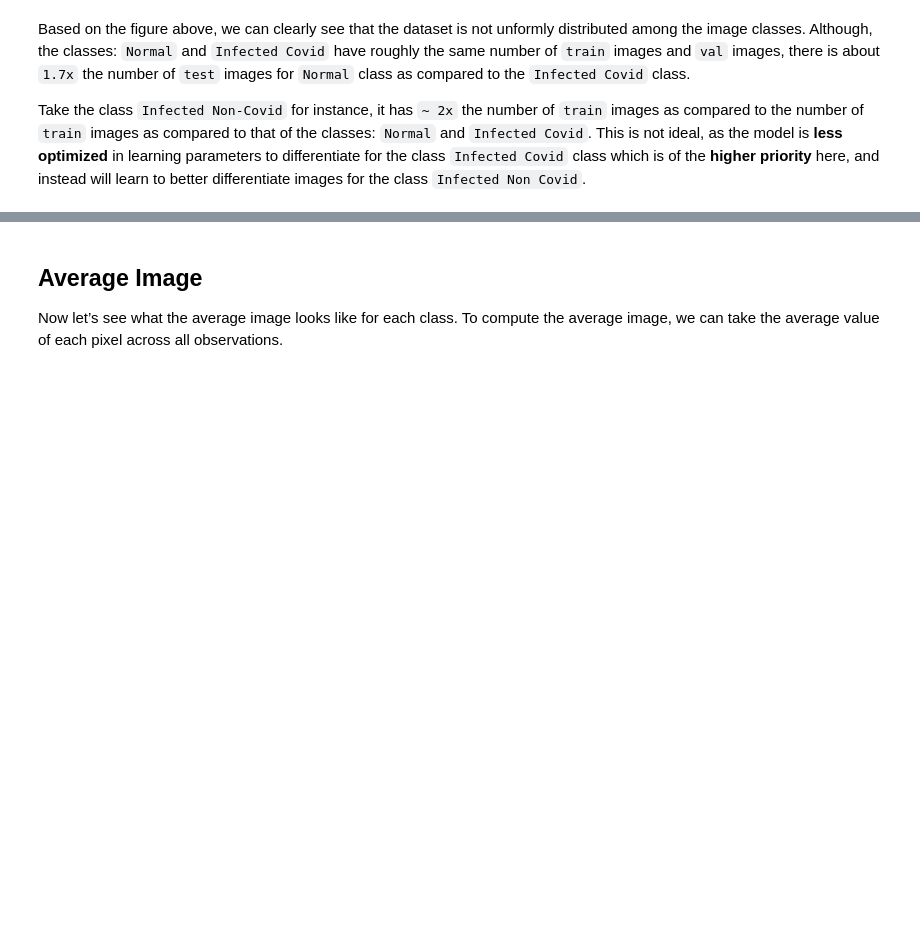
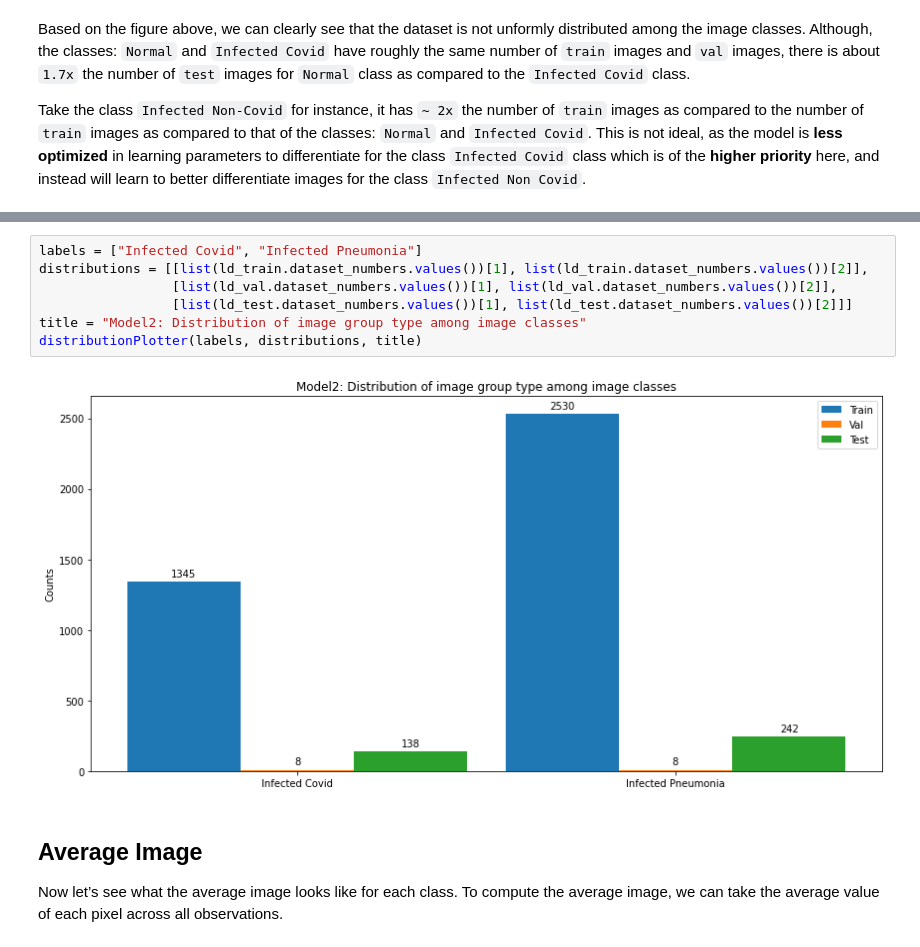
Before and after one commit to Etzernal/dlproj, a Jupyter notebook: SmallProjectSubmission.ipynb, the cells around one changed output, grey strips where cells are left out. Drawn from its saved outputs; the diff is of its cells as text; blank space fills up the shorter version.

```diff
--- a/SmallProjectSubmission.ipynb
+++ b/SmallProjectSubmission.ipynb
@@ -172,3 +215,12 @@ Take the class `Infected Non-Covid` for instance, it has `~ 2x` the number of `t
+# %%
+labels = ["Infected Covid", "Infected Pneumonia"]
+distributions = [[list(ld_train.dataset_numbers.values())[1], list(ld_train.dataset_numbers.values())[2]],
+                 [list(ld_val.dataset_numbers.values())[1], list(ld_val.dataset_numbers.values())[2]],
+                 [list(ld_test.dataset_numbers.values())[1], list(ld_test.dataset_numbers.values())[2]]]
+title = "Model2: Distribution of image group type among image classes"
+distributionPlotter(labels, distributions, title)
+# %% [output]
+[figure, added]
 # %% [markdown]
 ## Average Image
 Now let’s see what the average image looks like for each class. To compute the average image, we can take the average value of each pixel across all observations.
```
Also changed, not shown: parts of 12 cells of this notebook, 1 other file.
